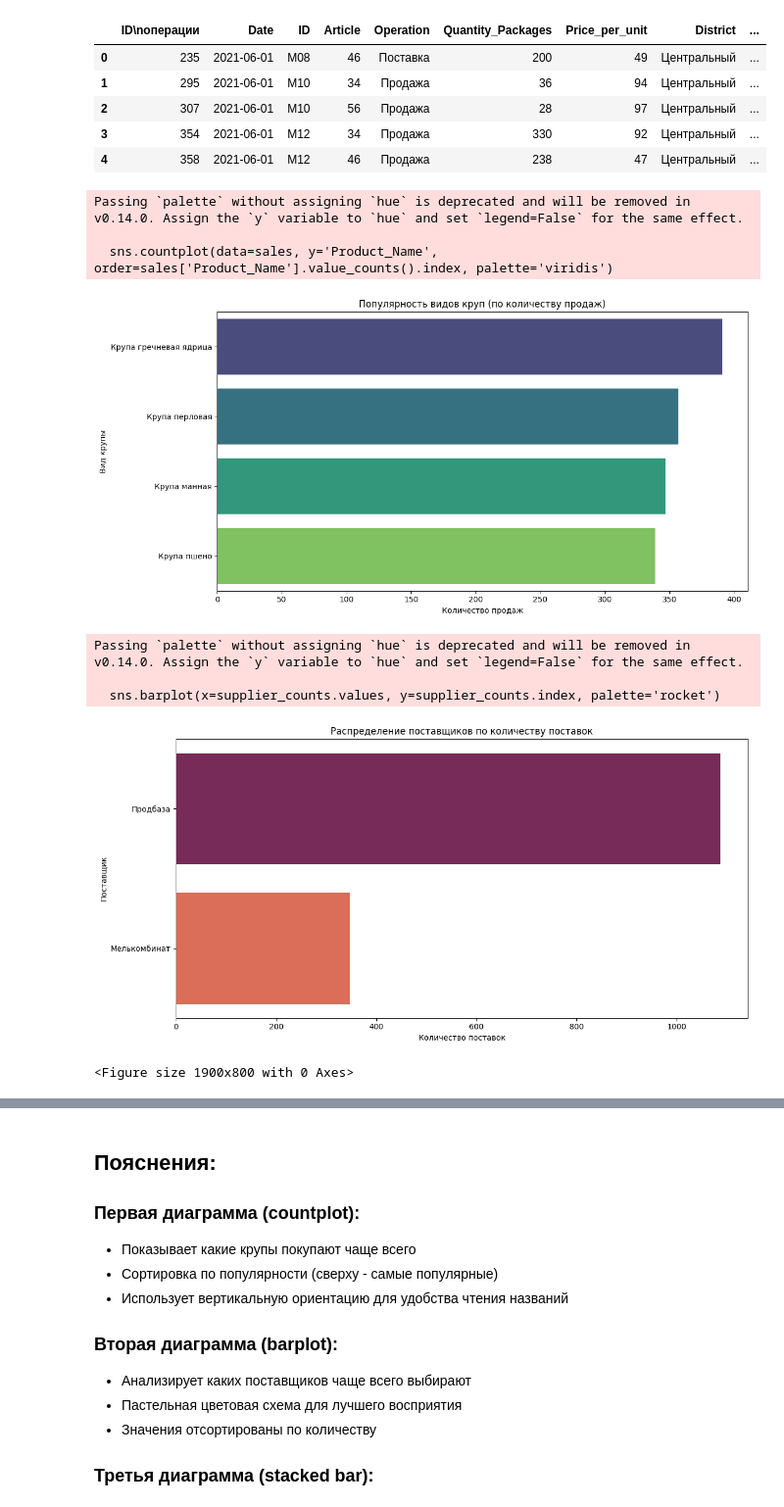
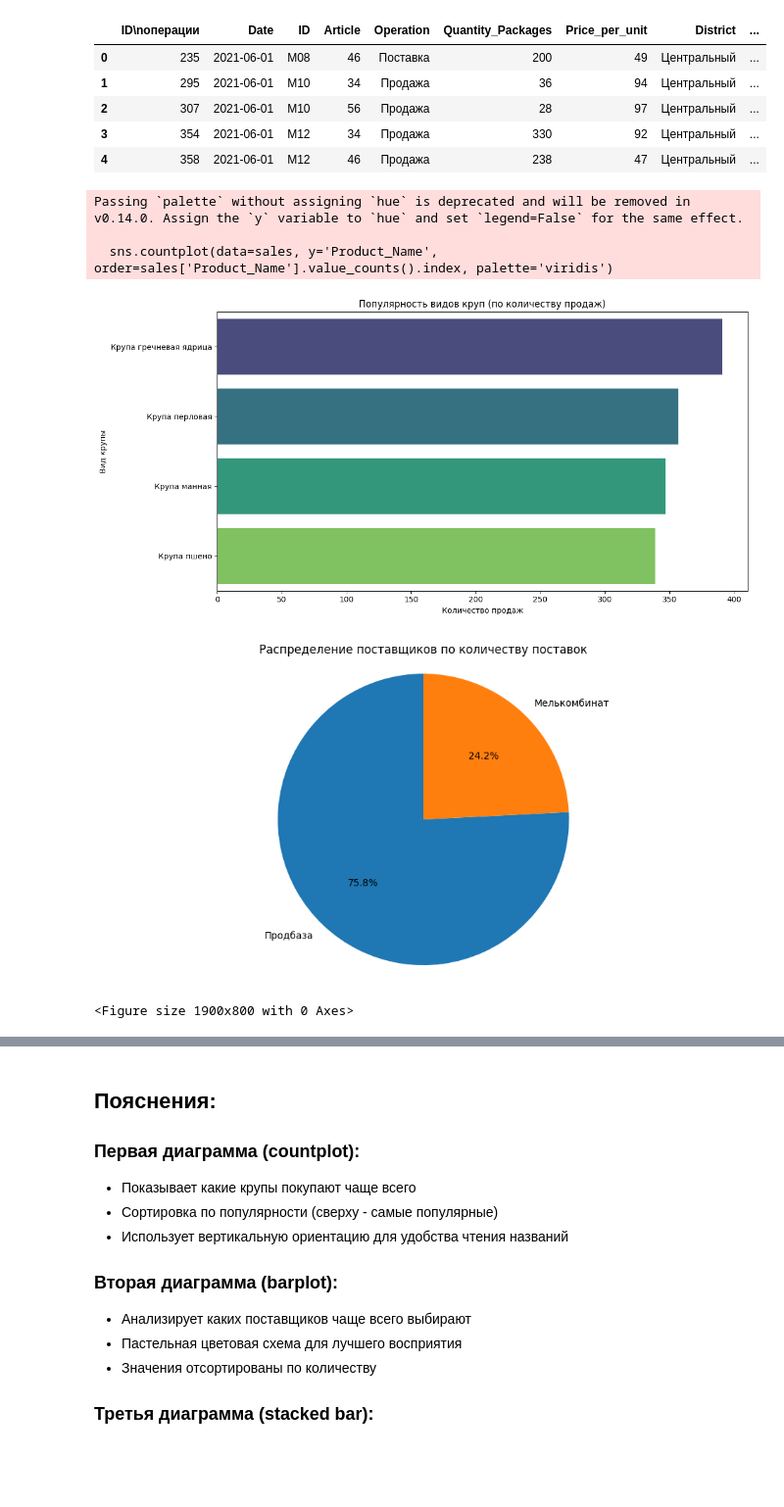
Before and after one commit to ted-d/excel_pandas, a Jupyter notebook: pandas/excel_pr.ipynb, the cells around one changed output, grey strips where cells are left out. Shown at 98% size. Saved outputs shown, nothing was run; the diff lists cells and outputs as text; code cells hidden in the pictures; blank space fills up the shorter version.

```diff
--- a/pandas/excel_pr.ipynb
+++ b/pandas/excel_pr.ipynb
@@ -108,47 +108,43 @@ plt.show()
 # 2. Диаграмма поставщиков
 plt.figure(figsize=(12, 6))
 supplier_counts = sales['Supplier'].value_counts()
-sns.barplot(x=supplier_counts.values, y=supplier_counts.index, palette='rocket')
+plt.pie(supplier_counts, labels=supplier_counts.index, autopct='%1.1f%%', startangle=90)
 
 plt.title('Распределение поставщиков по количеству поставок')
-plt.xlabel('Количество поставок')
-plt.ylabel('Поставщик')
-plt.tight_layout()
+
+plt.axis('equal')
 plt.show()
 
 # 3. Комбинированная диаграмма (крупы по поставщикам)
 plt.figure(figsize=(19, 8))
 cross_tab = pd.crosstab(sales['Product_Name'], sales['Supplier'])
 cross_tab.plot(kind='barh', stacked=True, colormap='Paired')
 
 plt.title('Распределение круп по поставщикам')
 plt.xlabel('Количество операций')
 plt.ylabel('Вид крупы')
 plt.legend(title='Поставщик', bbox_to_anchor=(1.05, 1))
 plt.tight_layout()
 plt.show()
 # 4 прибыльность по поставщикам
 pivot_profit = sales.pivot_table(values='Total_price',
                                 index='Product_Name',
                                 columns='Supplier',
                                 aggfunc='sum')
 plt.figure(figsize=(14, 8))
 sns.heatmap(pivot_profit, annot=True, fmt='.0f', cmap='YlGnBu', linewidths=0.5)
 plt.title('Прибыльность круп по поставщикам (руб)')
 plt.xlabel('Поставщик')
 plt.ylabel('Вид крупы')
 plt.tight_layout()
 plt.show()
 # %% [output]
 Passing `palette` without assigning `hue` is deprecated and will be removed in v0.14.0. Assign the `y` variable to `hue` and set `legend=False` for the same effect.
 
   sns.countplot(data=sales, y='Product_Name', order=sales['Product_Name'].value_counts().index, palette='viridis')
 [figure]
+[figure, new version]
-Passing `palette` without assigning `hue` is deprecated and will be removed in v0.14.0. Assign the `y` variable to `hue` and set `legend=False` for the same effect.
-
-  sns.barplot(x=supplier_counts.values, y=supplier_counts.index, palette='rocket')
+<Figure size 1900x800 with 0 Axes>
-[figure, old version]
-<Figure size 1900x800 with 0 Axes>
 [figure]
 [figure]
 # %% [markdown]
```
